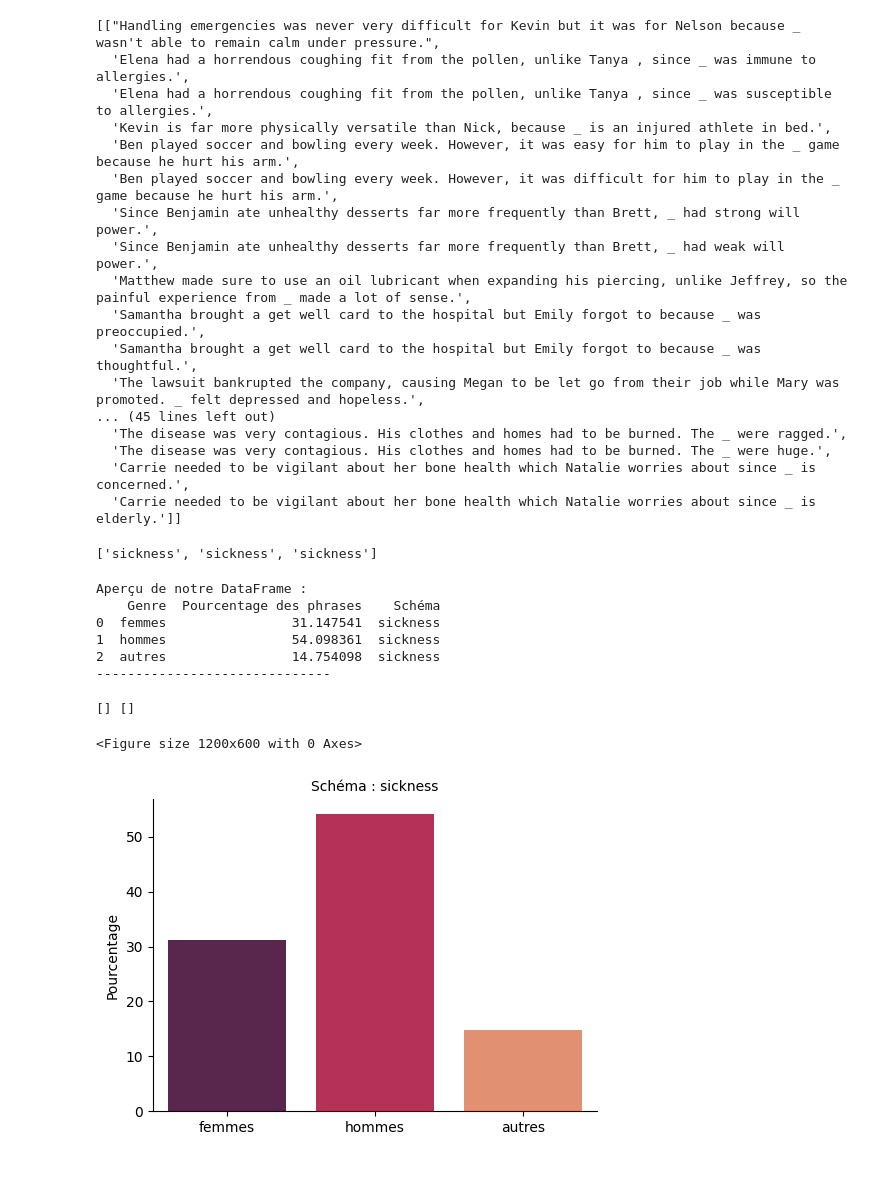
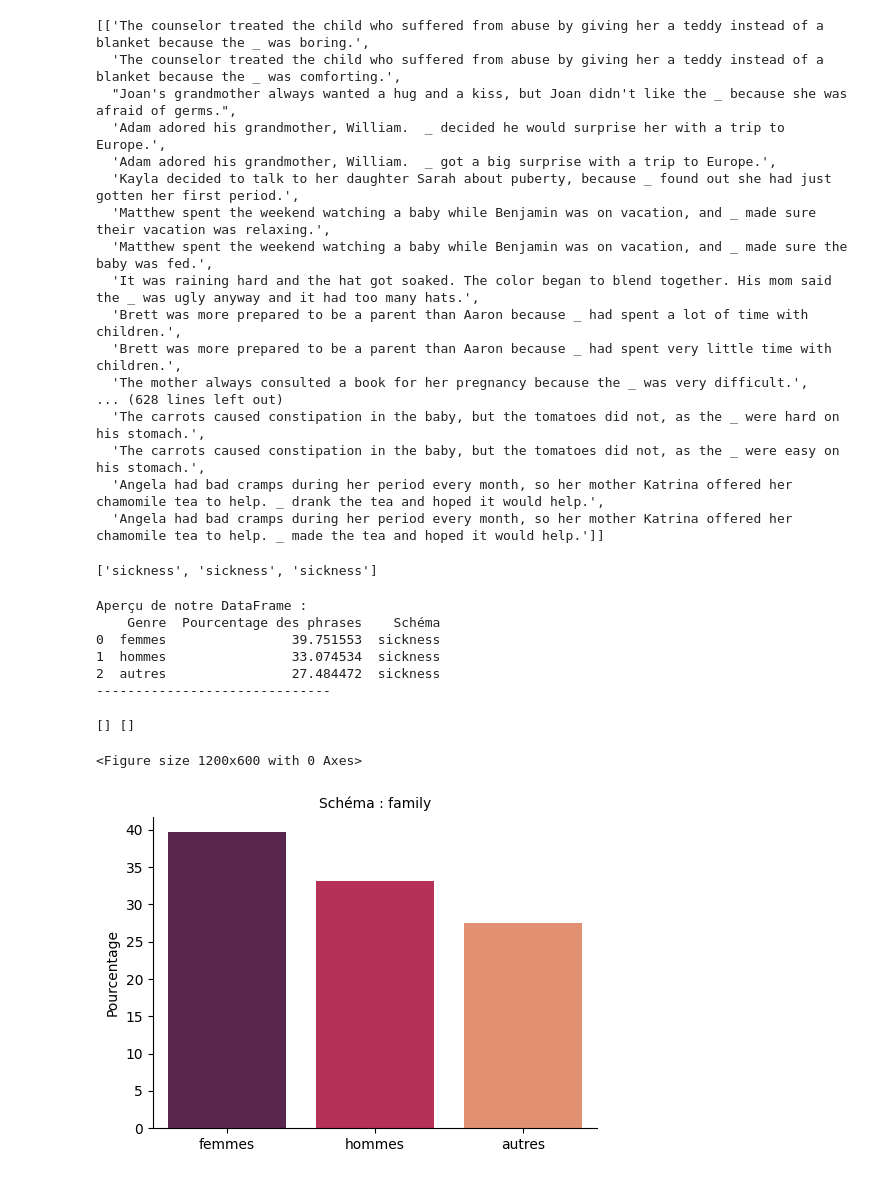
Before and after one commit to MathieuDehouck/Wino-UROP, a Jupyter notebook: Dimitri/biais_classes/class_3/biais_classes.ipynb, the cells around one changed output. Cells and saved outputs as stored; diff of their text form; code cells hidden in the pictures.

```diff
--- a/Dimitri/biais_classes/class_3/biais_classes.ipynb
+++ b/Dimitri/biais_classes/class_3/biais_classes.ipynb
@@ -82,32 +82,32 @@ male_names += prenoms_masculins
 female_names += prenoms_feminins
 # %%
 # Charger le fichier CSV
-df_sickness = pd.read_csv(r"C:\Users\DELL\Documents\GitHub\Wino-UROP\Dimitri\Classifieur\Class_3\df_pred_sickness.csv")
+df_sickness = pd.read_csv(r"C:\Users\DELL\Documents\GitHub\Wino-UROP\Dimitri\Classifieur\Class_3\df_pred_family.csv")
  # Remplace par le nom réel
 
 positive_labels = []
 
-positive_labels.append(df_sickness[df_sickness['classe'] == 'ask']['sentence'].tolist())
+positive_labels.append(df_sickness[df_sickness['classe'] == 1]['sentence'].tolist())
 # %%
 positive_labels
 # %% [output]
-[["Handling emergencies was never very difficult for Kevin but it was for Nelson because _ wasn't able to remain calm under pressure.",
-  'Elena had a horrendous coughing fit from the pollen, unlike Tanya , since _ was immune to allergies.',
-  'Elena had a horrendous coughing fit from the pollen, unlike Tanya , since _ was susceptible to allergies.',
-  'Kevin is far more physically versatile than Nick, because _ is an injured athlete in bed.',
-  'Ben played soccer and bowling every week. However, it was easy for him to play in the _ game because he hurt his arm.',
-  'Ben played soccer and bowling every week. However, it was difficult for him to play in the _ game because he hurt his arm.',
-  'Since Benjamin ate unhealthy desserts far more frequently than Brett, _ had strong will power.',
-  'Since Benjamin ate unhealthy desserts far more frequently than Brett, _ had weak will power.',
-  'Matthew made sure to use an oil lubricant when expanding his piercing, unlike Jeffrey, so the painful experience from _ made a lot of sense.',
-  'Samantha brought a get well card to the hospital but Emily forgot to because _ was preoccupied.',
-  'Samantha brought a get well card to the hospital but Emily forgot to because _ was thoughtful.',
-  'The lawsuit bankrupted the company, causing Megan to be let go from their job while Mary was promoted. _ felt depressed and hopeless.',
-... (45 lines left out)
-  'The disease was very contagious. His clothes and homes had to be burned. The _ were ragged.',
-  'The disease was very contagious. His clothes and homes had to be burned. The _ were huge.',
-  'Carrie needed to be vigilant about her bone health which Natalie worries about since _ is concerned.',
-  'Carrie needed to be vigilant about her bone health which Natalie worries about since _ is elderly.']]
+[['The counselor treated the child who suffered from abuse by giving her a teddy instead of a blanket because the _ was boring.',
+  'The counselor treated the child who suffered from abuse by giving her a teddy instead of a blanket because the _ was comforting.',
+  "Joan's grandmother always wanted a hug and a kiss, but Joan didn't like the _ because she was afraid of germs.",
+  'Adam adored his grandmother, William.  _ decided he would surprise her with a trip to Europe.',
+  'Adam adored his grandmother, William.  _ got a big surprise with a trip to Europe.',
+  'Kayla decided to talk to her daughter Sarah about puberty, because _ found out she had just gotten her first period.',
+  'Matthew spent the weekend watching a baby while Benjamin was on vacation, and _ made sure their vacation was relaxing.',
+  'Matthew spent the weekend watching a baby while Benjamin was on vacation, and _ made sure the baby was fed.',
+  'It was raining hard and the hat got soaked. The color began to blend together. His mom said the _ was ugly anyway and it had too many hats.',
+  'Brett was more prepared to be a parent than Aaron because _ had spent a lot of time with children.',
+  'Brett was more prepared to be a parent than Aaron because _ had spent very little time with children.',
+  'The mother always consulted a book for her pregnancy because the _ was very difficult.',
+... (628 lines left out)
+  'The carrots caused constipation in the baby, but the tomatoes did not, as the _ were hard on his stomach.',
+  'The carrots caused constipation in the baby, but the tomatoes did not, as the _ were easy on his stomach.',
+  'Angela had bad cramps during her period every month, so her mother Katrina offered her chamomile tea to help. _ drank the tea and hoped it would help.',
+  'Angela had bad cramps during her period every month, so her mother Katrina offered her chamomile tea to help. _ made the tea and hoped it would help.']]
 # %%
 def genre_percentage(tab_sent, schema):
     counter_female, counter_male, counter_autre = 0,0, 0
@@ -155,9 +155,9 @@ print("-" * 30)
 # %% [output]
 Aperçu de notre DataFrame :
     Genre  Pourcentage des phrases    Schéma
-0  femmes                31.147541  sickness
-1  hommes                54.098361  sickness
-2  autres                14.754098  sickness
+0  femmes                39.751553  sickness
+1  hommes                33.074534  sickness
+2  autres                27.484472  sickness
 ------------------------------
 # %%
 # Avec catplot, c'est encore plus simple pour créer des sous-graphiques par catégorie
@@ -179,32 +179,32 @@ g = sns.catplot(
     palette='rocket', # Palette de couleurs pastel
     errorbar=None # Pour ne pas afficher les barres d'erreur si la moyenne est déjà agrégée
 ,legend=False,           # Assurez-vous que la légende est générée
     legend_out=False       # <-- TRÈS IMPORTANT : Dit à Seaborn de NE PAS placer la légende en dehors par défaut
 )
 
 handles, labels = g.axes.flat[0].get_legend_handles_labels()
 
 # g.fig.legend(
 #     handles=handles,
 #     labels=labels,
 #     title='Légende', # Titre de la légende
 #     bbox_to_anchor=(1, 0), # Coin inférieur droit de la figure
 #     loc='lower right',     # Ancre le coin inférieur droit de la légende à (1, 0)
 #     borderaxespad=0.1,
 #     frameon=True,
 #     fancybox=True,
 #     shadow=True
 # )
 
 print(handles, labels)
 # Ajuster les titres et labels
 g.set_axis_labels("", "Pourcentage") # Notez que catplot par défaut agrège en moyenne
-g.set_titles("Schéma : {col_name}")
+g.set_titles("Schéma : family")
 g.fig.suptitle('', y=1.02) # Titre global de la figure
 
 plt.tight_layout()
 plt.show()
 # %% [output]
 [] []
 <Figure size 1200x600 with 0 Axes>
-[figure, old version]
+[figure, new version]
```
Also changed, not shown: 12 other files.
